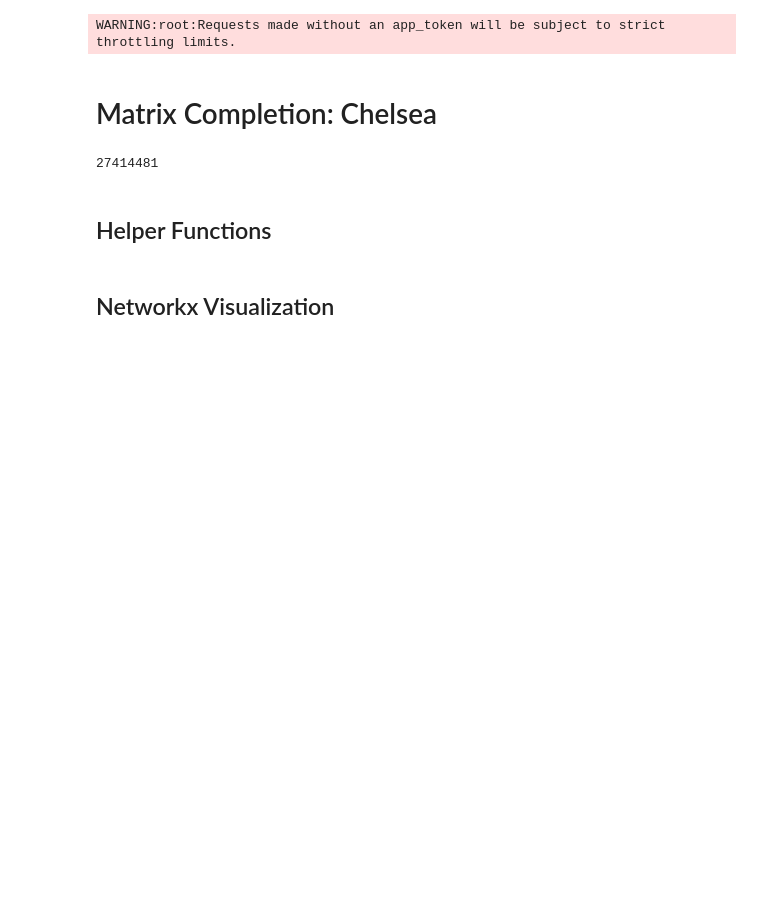
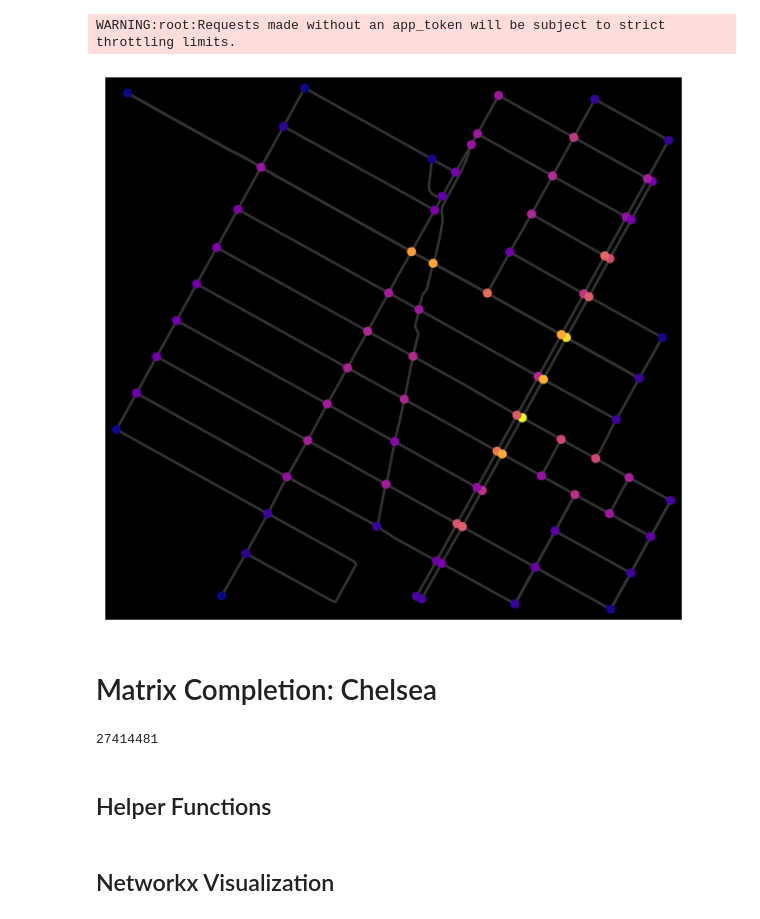
Before and after one commit to ct-spec-res/ev-load-forecast-nyc, a Jupyter notebook: src/automated-traffic-counts/ksha_cvxpy_chelsea.ipynb, the cells around one changed output. Drawn from its saved outputs; the diff is of its cells as text; code cells hidden in the pictures; blank space fills up the shorter version.

```diff
--- a/src/automated-traffic-counts/ksha_cvxpy_chelsea.ipynb
+++ b/src/automated-traffic-counts/ksha_cvxpy_chelsea.ipynb
@@ -15,3 +17,32 @@ APP_TOKEN = os.getenv("APP_TOKEN")
 client = Socrata("data.cityofnewyork.us", APP_TOKEN, timeout=3600)
 # %% [output]
 WARNING:root:Requests made without an app_token will be subject to strict throttling limits.
+# %%
+ox.config(use_cache=True, log_console=True)
+
+# download street network data from OSM and construct a MultiDiGraph model
+G = ox.graph_from_point((40.74, -73.99), dist=500, network_type="drive")
+
+# impute edge (driving) speeds and calculate edge traversal times
+G = ox.add_edge_speeds(G)
+G = ox.add_edge_travel_times(G)
+
+# you can convert MultiDiGraph to/from geopandas GeoDataFrames
+gdf_nodes, gdf_edges = ox.graph_to_gdfs(G)
+G = ox.graph_from_gdfs(gdf_nodes, gdf_edges, graph_attrs=G.graph)
+
+# convert MultiDiGraph to DiGraph to use nx.betweenness_centrality function
+# choose between parallel edges by minimizing travel_time attribute value
+D = ox.utils_graph.get_digraph(G, weight="travel_time")
+
+# calculate node betweenness centrality, weighted by travel time
+bc = nx.betweenness_centrality(D, weight="travel_time", normalized=True)
+nx.set_node_attributes(G, values=bc, name="bc")
+
+# plot the graph, coloring nodes by betweenness centrality
+nc = ox.plot.get_node_colors_by_attr(G, "bc", cmap="plasma")
+fig, ax = ox.plot_graph(
+    G, bgcolor="k", node_color=nc, node_size=50, edge_linewidth=2, edge_color="#333333"
+)
+# %% [output]
+[figure, added]
```
Also changed, not shown: parts of 58 cells of this notebook, 1 other file.
